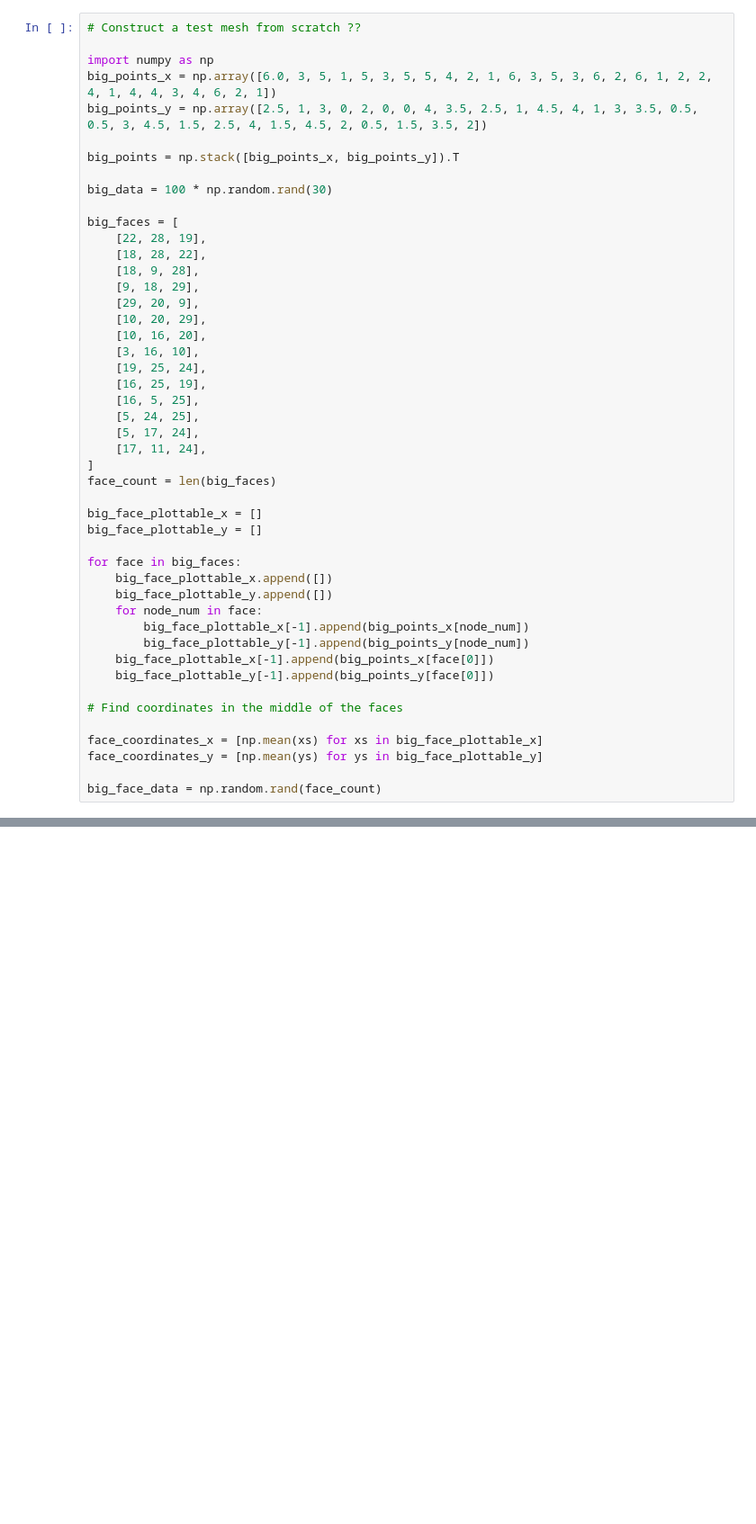
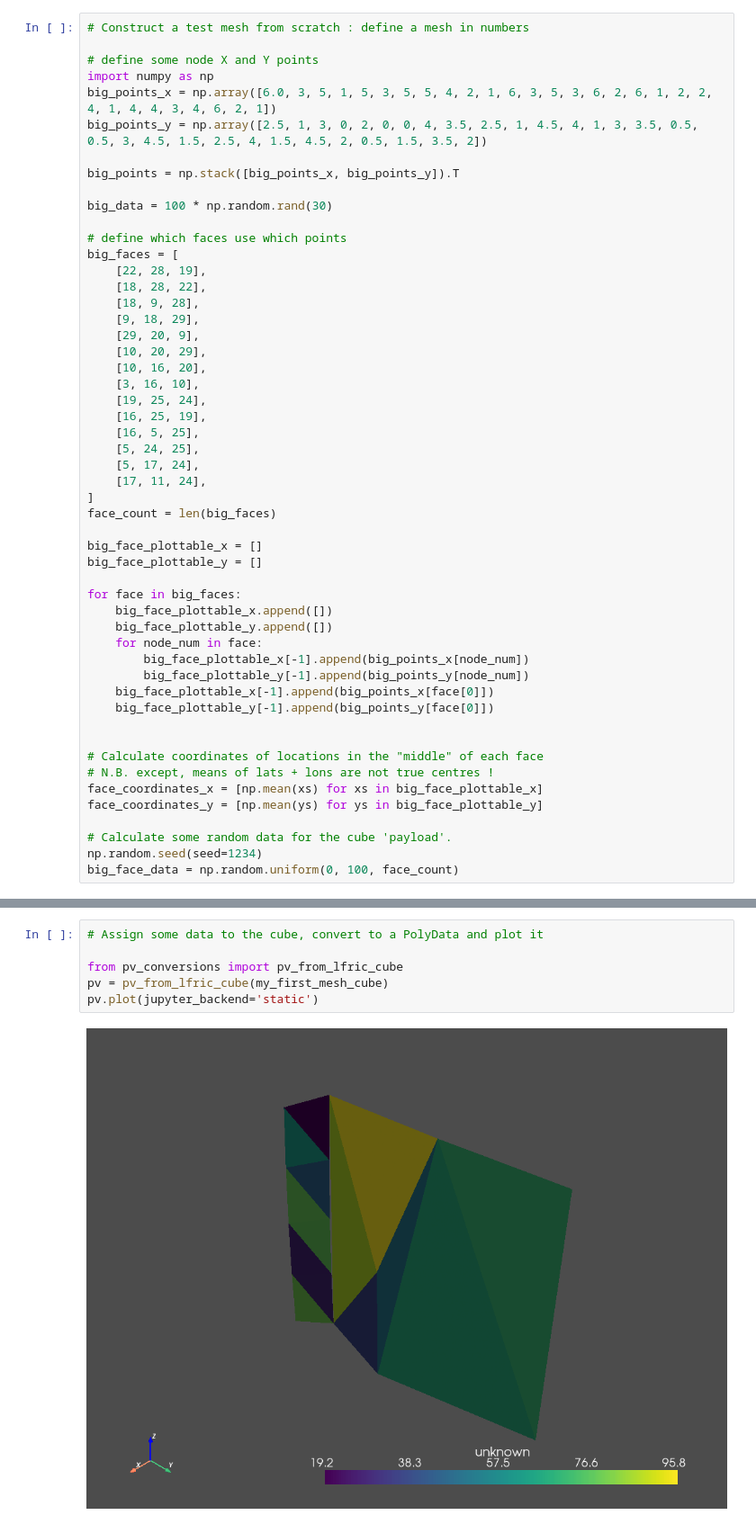
Before and after one commit to scitools-classroom/iris-mesh-tutorial, a Jupyter notebook: notebooks/mesh_from_numbers.ipynb, the cells around one changed output, grey strips where cells are left out. Shown: that part at 90% size. Cells and saved outputs as stored; diff of their text form; blank space fills up the shorter version.

Commit message:
Tidy + improve mesh-from-numbers bonues example.

```diff
--- a/notebooks/mesh_from_numbers.ipynb
+++ b/notebooks/mesh_from_numbers.ipynb
@@ -3,6 +3,7 @@
 # %%
-# Construct a test mesh from scratch ??
+# Construct a test mesh from scratch : define a mesh in numbers
 
+# define some node X and Y points
 import numpy as np
 big_points_x = np.array([6.0, 3, 5, 1, 5, 3, 5, 5, 4, 2, 1, 6, 3, 5, 3, 6, 2, 6, 1, 2, 2, 4, 1, 4, 4, 3, 4, 6, 2, 1])
 big_points_y = np.array([2.5, 1, 3, 0, 2, 0, 0, 4, 3.5, 2.5, 1, 4.5, 4, 1, 3, 3.5, 0.5, 0.5, 3, 4.5, 1.5, 2.5, 4, 1.5, 4.5, 2, 0.5, 1.5, 3.5, 2])
@@ -11,6 +12,7 @@ big_points = np.stack([big_points_x, big_points_y]).T
 
 big_data = 100 * np.random.rand(30)
 
+# define which faces use which points
 big_faces = [
     [22, 28, 19],
     [18, 28, 22],
@@ -41,10 +43,13 @@ for face in big_faces:
     big_face_plottable_x[-1].append(big_points_x[face[0]])
     big_face_plottable_y[-1].append(big_points_y[face[0]])
 
-# Find coordinates in the middle of the faces
 
+# Calculate coordinates of locations in the "middle" of each face
+# N.B. except, means of lats + lons are not true centres !
 face_coordinates_x = [np.mean(xs) for xs in big_face_plottable_x]
 face_coordinates_y = [np.mean(ys) for ys in big_face_plottable_y]
 
-big_face_data = np.random.rand(face_count)
+# Calculate some random data for the cube 'payload'.
+np.random.seed(seed=1234)
+big_face_data = np.random.uniform(0, 100, face_count)
 # %%
@@ -120,3 +129,11 @@ my_first_mesh_cube
 | Mesh |  |
 | name | unknown |
 | location | face |
+# %%
+# Assign some data to the cube, convert to a PolyData and plot it
+
+from pv_conversions import pv_from_lfric_cube
+pv = pv_from_lfric_cube(my_first_mesh_cube)
+pv.plot(jupyter_backend='static')
+# %% [output]
+[figure, added]
```
Also changed, not shown: parts of 4 cells of this notebook, 1 other file.
